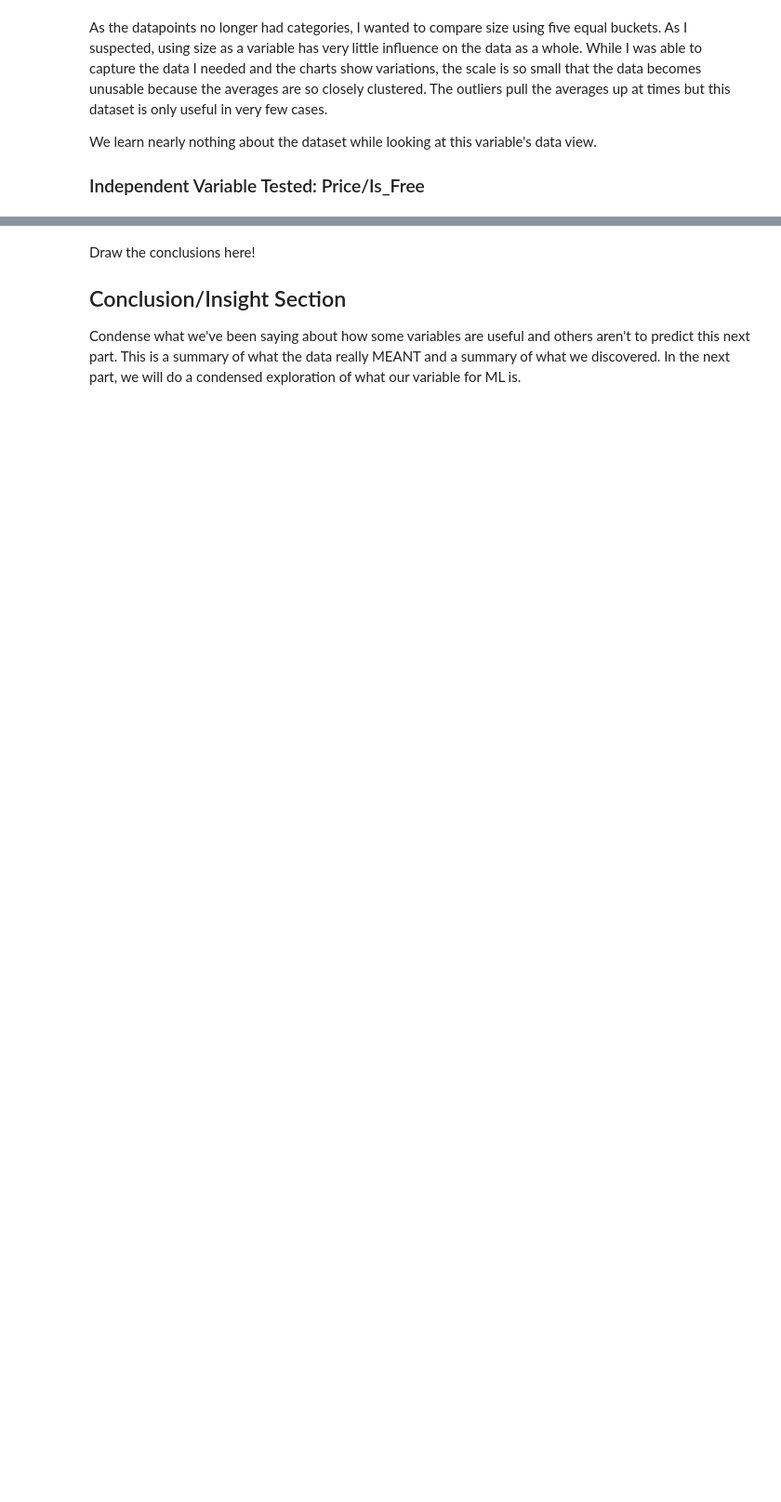
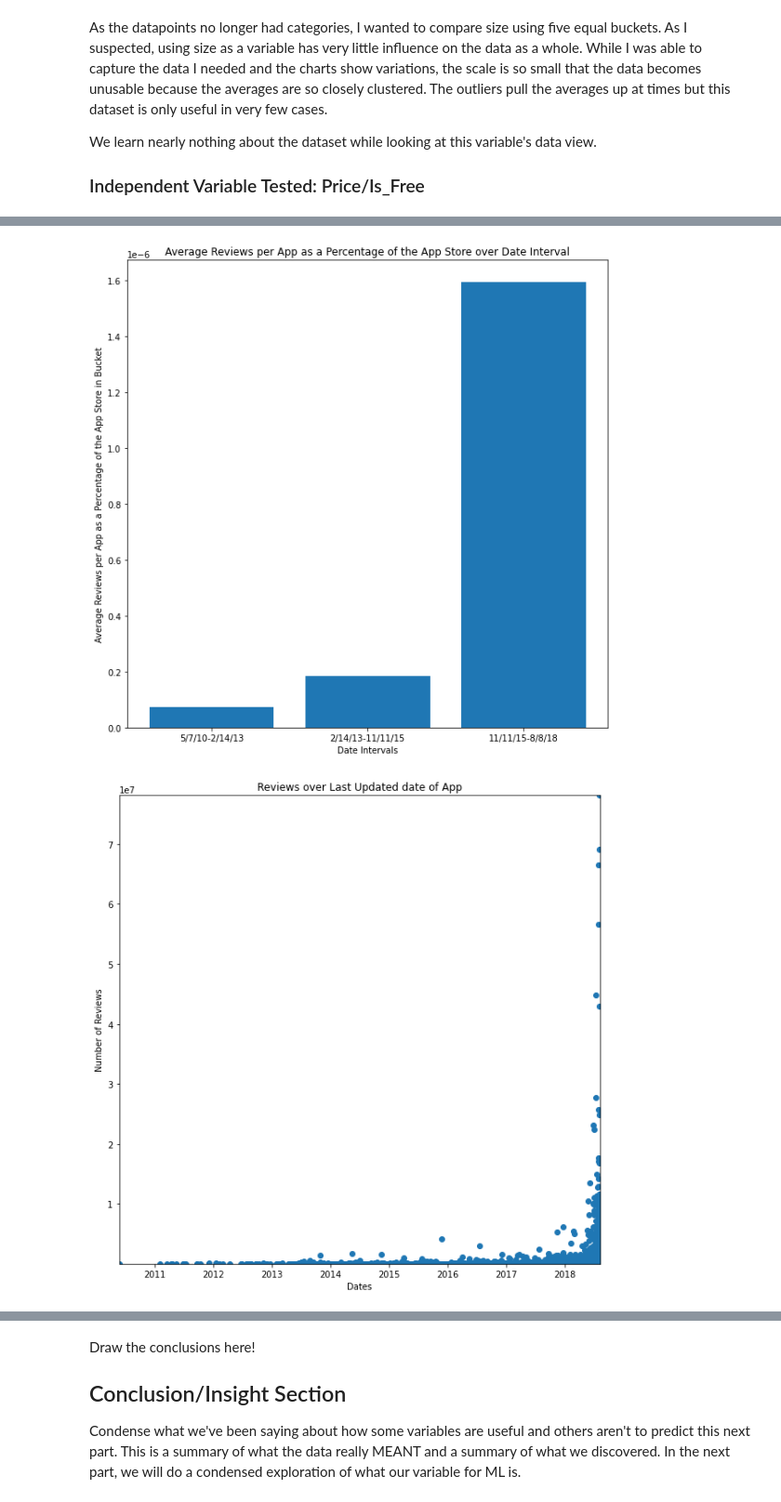
Before and after one commit to clabbott/app-data-analysis, a Jupyter notebook: FPT/Final_Proj_Tutorial.ipynb, the cells around one changed output, grey strips where cells are left out. Shown at 93% size. Saved outputs shown, nothing was run; the diff lists cells and outputs as text; code cells hidden in the pictures; blank space fills up the shorter version.

```diff
--- a/FPT/Final_Proj_Tutorial.ipynb
+++ b/FPT/Final_Proj_Tutorial.ipynb
@@ -831,0 +942,79 @@ Draw the conclusions here!
+# %%
+# Iterate over Last Updated values and make buckets from the intervals above
+count = 0
+num = [0,0,0]
+total_reviews = [0,0,0]
+total_installs = [0,0,0]
+total_ratings = [0,0,0]
+buckets = [datetime.datetime(2010, 5, 17, 23, 58, 33, 600000),
+           datetime.datetime(2013, 2, 14, 8, 0, 0),
+           datetime.datetime(2015, 11, 11, 16, 0, 0),
+           datetime.datetime(2018, 8, 8, 0, 0, 0)]
+for i in np.arange(3):
+    for index, row in df.iterrows():
+        if(row['Last Updated']>=buckets[i] and row['Last Updated']<buckets[i+1]):
+            count+=1
+            num[i]+=1
+            total_reviews[i]+=row['Reviews']
+            total_installs[i]+=row['Installs']
+            total_ratings[i]+=row['Rating']
+
+for i in np.arange(3):
+    total_reviews[i] = (total_reviews[i]/(count*num[i])/TOTAL_REVIEWS) * 100
+    total_installs[i] = (total_installs[i]/(count*num[i])/TOTAL_INSTALLS) * 100
+    total_ratings[i] = total_ratings[i]/(num[i])
+
+fig, ax = plt.subplots()
+plt.xlabel("Date Intervals")
+plt.title("Average Reviews per App as a Percentage of the App Store over Date Interval")
+plt.ylabel("Average Reviews per App as a Percentage of the App Store in Bucket")
+plt.bar(["5/7/10-2/14/13", "2/14/13-11/11/15", "11/11/15-8/8/18"] ,total_reviews)
+plt.show()
+
+plt.xlabel("Dates")
+plt.ylabel("Number of Reviews")
+plt.title("Reviews over Last Updated date of App")
+plt.scatter(df["Last Updated"],df["Reviews"])
+plt.xlim(df["Last Updated"].min(), df["Last Updated"].max())
+plt.ylim(df["Reviews"].min(), df["Reviews"].max())
+plt.show()
+
+plt.xlabel("Dates 2017-Onward")
+plt.ylabel("Number of Reviews")
+plt.title("Reviews over Last Updated date of App, 2018+")
+plt.scatter(df["Last Updated"],df["Reviews"])
+plt.xlim(datetime.datetime(2018, 1, 1), df["Last Updated"].max())
+plt.ylim(df["Reviews"].min(), df["Reviews"].max())
+plt.show()
+
+fig, ax = plt.subplots()
+plt.xlabel("Date Intervals")
+plt.title("Average Installs per App as a Percentage of the App Store over Date Interval")
+plt.ylabel("Average Installs per App as a Percentage of the App Store")
+plt.bar(["5/7/10-2/14/13", "2/14/13-11/11/15", "11/11/15-8/8/18"] ,total_installs);
+plt.show()
+
+plt.xlabel("Dates")
+plt.ylabel("Number of Installs")
+plt.title("Installs over Last Updated date of App")
+plt.scatter(df["Last Updated"],df["Installs"])
+plt.xlim(df["Last Updated"].min(), df["Last Updated"].max())
+plt.ylim(df["Installs"].min(), df["Installs"].max())
+plt.show()
+
+plt.xlabel("Dates 2017-Onward")
+plt.ylabel("Number of Installs")
+plt.title("Installs over Last Updated date of App, 2018+")
+plt.scatter(df["Last Updated"],df["Installs"])
+plt.xlim(datetime.datetime(2018, 1, 1), df["Last Updated"].max())
+plt.ylim(df["Installs"].min(), df["Installs"].max())
+plt.show()
+
+plt.xlabel("Date Intervals")
+plt.title("Ratings over Date of Last App Update")
+plt.ylabel("Average Rating")
+plt.bar(["5/7/10-2/14/13", "2/14/13-11/11/15", "11/11/15-8/8/18"],total_ratings);
+plt.show()
+# %% [output]
+[figure, added]
+[figure, added]
```
Also changed, not shown: parts of 26 cells of this notebook.
